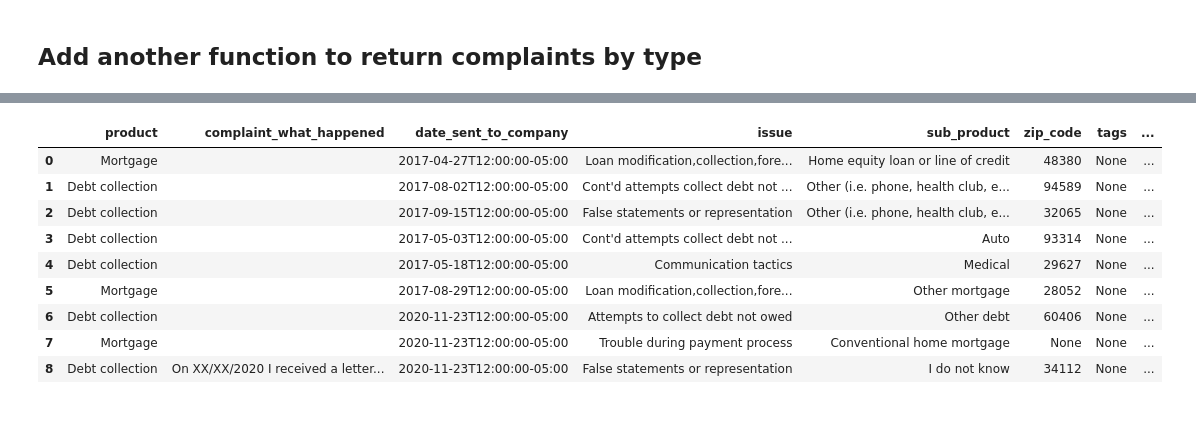
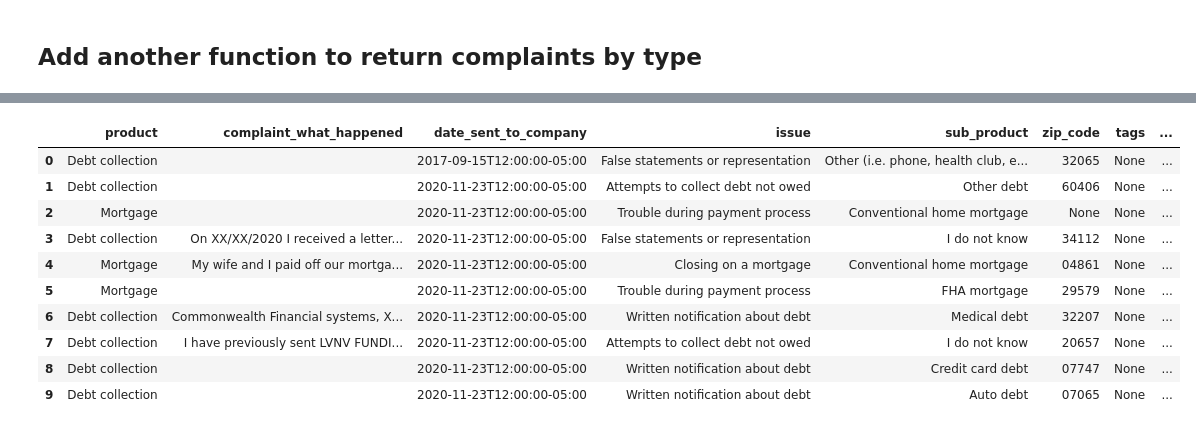
Before and after one commit to QMSS-GR5069-Spring-2022/gr5069-homework-2-elliotttrio, a Jupyter notebook: MDS_Homework8/homework8_eat2153.ipynb, the cells around one changed output, grey strips where cells are left out. Cells and saved outputs as stored; diff of their text form; code cells hidden in the pictures.

```diff
--- a/MDS_Homework8/homework8_eat2153.ipynb
+++ b/MDS_Homework8/homework8_eat2153.ipynb
@@ -350,16 +350,19 @@ def get_complaints(complaint_type = ['Mortgage', 'Credit card', 'Credit reportin
         print(f'HTTP error occurred: {http_err}')
     except Exception as err:
         print(f'Other error occurred: {err}')
-# %%
-get_complaints(complaint_type = ['Mortgage', 'Debt collection'])
-# %% [output]
-|  | product | complaint_what_happened | date_sent_to_company | issue | sub_product | zip_code | tags | ... |
-| 0 | Mortgage |  | 2017-04-27T12:00:00-05:00 | Loan modification,collection,fore... | Home equity loan or line of credit | 48380 | None | ... |
-| 1 | Debt collection |  | 2017-08-02T12:00:00-05:00 | Cont'd attempts collect debt not ... | Other (i.e. phone, health club, e... | 94589 | None | ... |
-| 2 | Debt collection |  | 2017-09-15T12:00:00-05:00 | False statements or representation | Other (i.e. phone, health club, e... | 32065 | None | ... |
-| 3 | Debt collection |  | 2017-05-03T12:00:00-05:00 | Cont'd attempts collect debt not ... | Auto | 93314 | None | ... |
-| 4 | Debt collection |  | 2017-05-18T12:00:00-05:00 | Communication tactics | Medical | 29627 | None | ... |
-| 5 | Mortgage |  | 2017-08-29T12:00:00-05:00 | Loan modification,collection,fore... | Other mortgage | 28052 | None | ... |
-| 6 | Debt collection |  | 2020-11-23T12:00:00-05:00 | Attempts to collect debt not owed | Other debt | 60406 | None | ... |
-| 7 | Mortgage |  | 2020-11-23T12:00:00-05:00 | Trouble during payment process | Conventional home mortgage | None | None | ... |
-| 8 | Debt collection | On XX/XX/2020 I received a letter... | 2020-11-23T12:00:00-05:00 | False statements or representation | I do not know | 34112 | None | ... |
+# %%
+df = get_complaints(complaint_type = ['Mortgage', 'Debt collection', 'Credit card', 'Credit reporting'],
+                    company_received_min = '2017-09-01', company_received_max = '2020-11-23')
+df.head(10)
+# %% [output]
+|  | product | complaint_what_happened | date_sent_to_company | issue | sub_product | zip_code | tags | ... |
+| 0 | Debt collection |  | 2017-09-15T12:00:00-05:00 | False statements or representation | Other (i.e. phone, health club, e... | 32065 | None | ... |
+| 1 | Debt collection |  | 2020-11-23T12:00:00-05:00 | Attempts to collect debt not owed | Other debt | 60406 | None | ... |
+| 2 | Mortgage |  | 2020-11-23T12:00:00-05:00 | Trouble during payment process | Conventional home mortgage | None | None | ... |
+| 3 | Debt collection | On XX/XX/2020 I received a letter... | 2020-11-23T12:00:00-05:00 | False statements or representation | I do not know | 34112 | None | ... |
+| 4 | Mortgage | My wife and I paid off our mortga... | 2020-11-23T12:00:00-05:00 | Closing on a mortgage | Conventional home mortgage | 04861 | None | ... |
+| 5 | Mortgage |  | 2020-11-23T12:00:00-05:00 | Trouble during payment process | FHA mortgage | 29579 | None | ... |
+| 6 | Debt collection | Commonwealth Financial systems, X... | 2020-11-23T12:00:00-05:00 | Written notification about debt | Medical debt | 32207 | None | ... |
+| 7 | Debt collection | I have previously sent LVNV FUNDI... | 2020-11-23T12:00:00-05:00 | Attempts to collect debt not owed | I do not know | 20657 | None | ... |
+| 8 | Debt collection |  | 2020-11-23T12:00:00-05:00 | Written notification about debt | Credit card debt | 07747 | None | ... |
+| 9 | Debt collection |  | 2020-11-23T12:00:00-05:00 | Written notification about debt | Auto debt | 07065 | None | ... |
```
Also changed, not shown: parts of 5 cells of this notebook.
